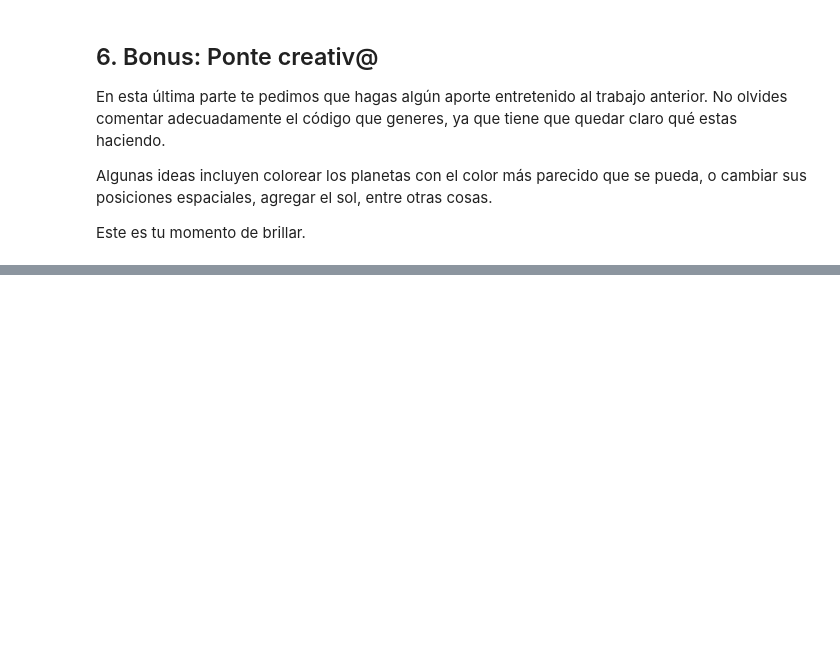
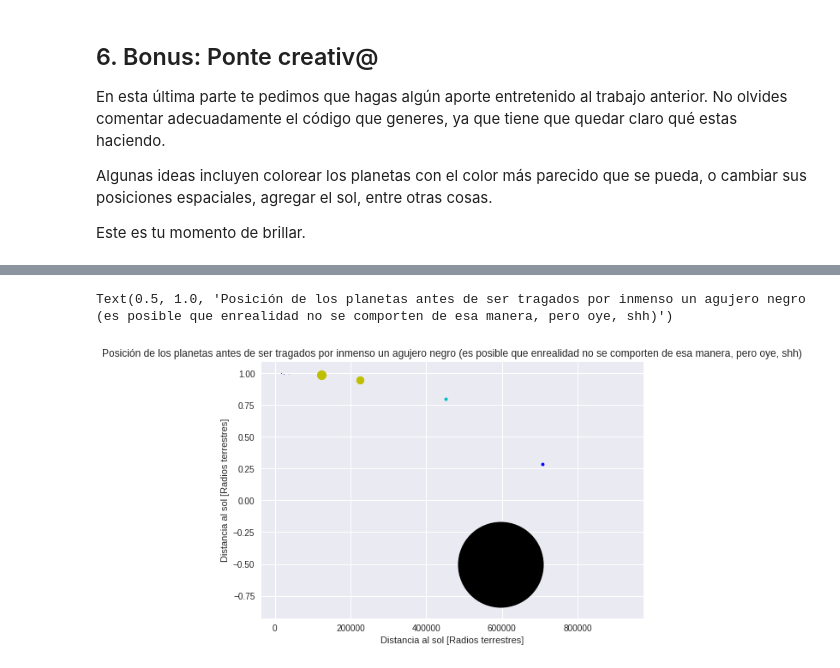
Before and after one commit to niccoma/minitarea1, a Jupyter notebook: minitarea1.ipynb, the cells around one changed output, grey strips where cells are left out. Saved outputs shown, nothing was run; the diff lists cells and outputs as text; code cells hidden in the pictures; blank space fills up the shorter version.

```diff
--- a/minitarea1.ipynb
+++ b/minitarea1.ipynb
@@ -185,0 +212,19 @@ Este es tu momento de brillar.
+# %%
+fig3 = plt.figure()
+
+plt.plot(kmart(57910000),cos(0.01), 'wo', markersize=kmart(2440))
+plt.plot(kmart(108200000),cos(0.02), 'go', markersize=kmart(6052))
+plt.plot(kmart(149600000),cos(0.04), 'bo', markersize=kmart(6372))
+plt.plot(kmart(227940000),cos(0.08), 'ro', markersize=kmart(3397))
+plt.plot(kmart(778330000),cos(0.16), 'yo', markersize=kmart(71492))
+plt.plot(kmart(1429400000),cos(0.32), 'yo', markersize=kmart(60268))
+plt.plot(kmart(2870990000),cos(0.64), 'co', markersize=kmart(25559))
+plt.plot(kmart(4504300000),cos(1.28), 'bo', markersize=kmart(24746))
+plt.plot(kmart(5913520000),cos(2.56), 'ko', markersize=kmart(1160))
+plt.plot(kmart(3800000000),-0.5,'ko',markersize= 100 )
+plt.xlabel('Distancia al sol [Radios terrestres]')
+plt.ylabel('Distancia al sol [Radios terrestres]')
+plt.title('Posición de los planetas antes de ser tragados por inmenso un agujero negro (es posible que enrealidad no se comporten de esa manera, pero oye, shh)')
+# %% [output]
+Text(0.5, 1.0, 'Posición de los planetas antes de ser tragados por inmenso un agujero negro (es posible que enrealidad no se comporten de esa manera, pero oye, shh)')
+[figure, added]
```
Also changed, not shown: parts of 3 cells of this notebook.
